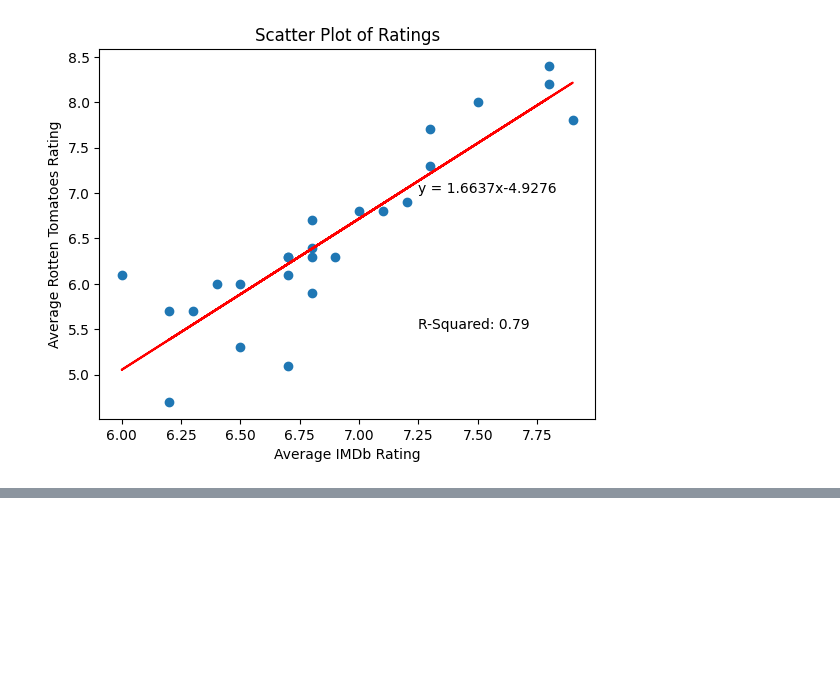
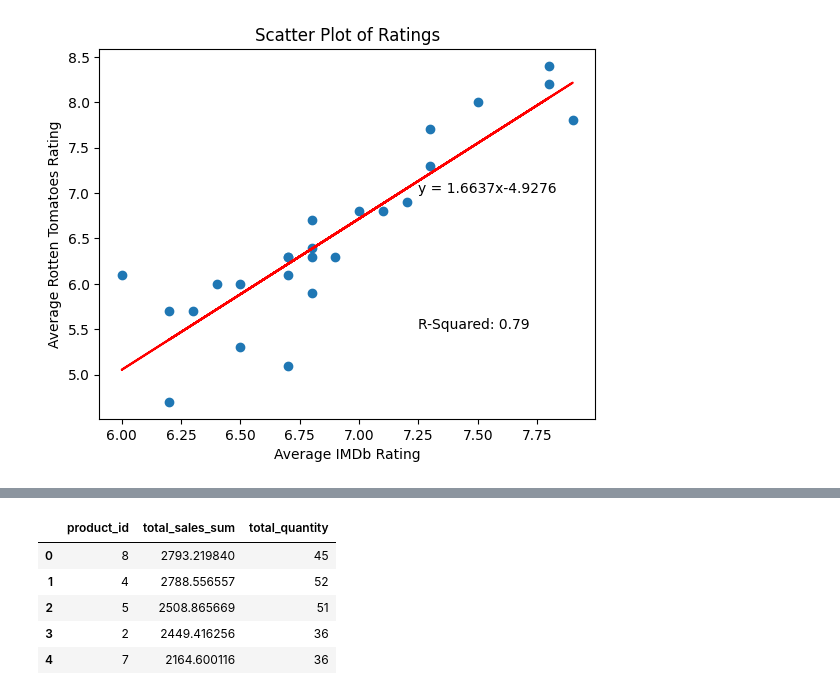
Before and after one commit to curtpond/eda, a Jupyter notebook: james-bond.ipynb, the cells around one changed output, grey strips where cells are left out. Saved outputs shown, nothing was run; the diff lists cells and outputs as text; code cells hidden in the pictures; blank space fills up the shorter version.

```diff
--- a/james-bond.ipynb
+++ b/james-bond.ipynb
@@ -425,0 +451,19 @@ Text(0, 0.5, 'Average Rotten Tomatoes Rating')
+# %%
+result = (df
+          .assign(year=lambda x: x['date'].dt.year)
+          .query("year == 2023")
+          .assign(total_sales=lambda x: x['price'] * x['quantity_sold'])
+          .groupby('product_id')
+          .agg(total_sales_sum=('total_sales', 'sum'), total_quantity=('quantity_sold', 'sum'))
+          .sort_values('total_sales_sum', ascending=False)
+          .reset_index()
+         )
+# %%
+result.head()
+# %% [output]
+|  | product_id | total_sales_sum | total_quantity |
+| 0 | 8 | 2793.219840 | 45 |
+| 1 | 4 | 2788.556557 | 52 |
+| 2 | 5 | 2508.865669 | 51 |
+| 3 | 2 | 2449.416256 | 36 |
+| 4 | 7 | 2164.600116 | 36 |
```
Also changed, not shown: parts of 5 cells of this notebook.
